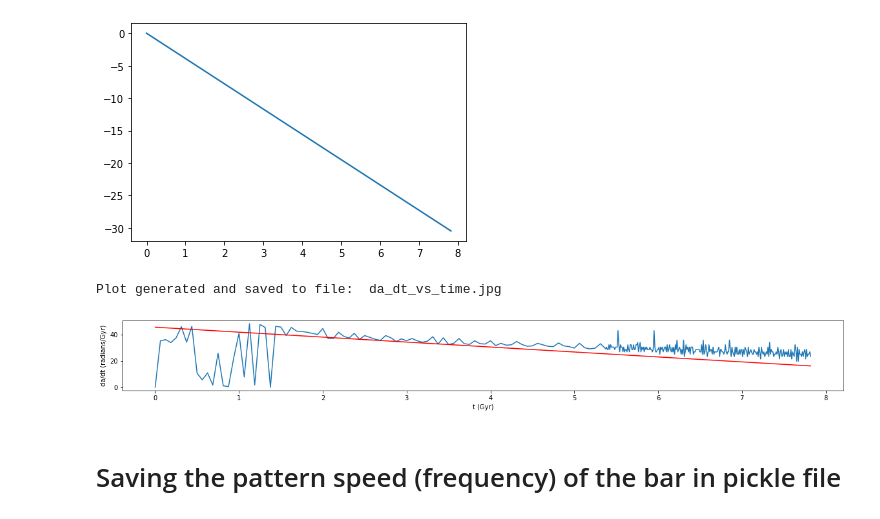
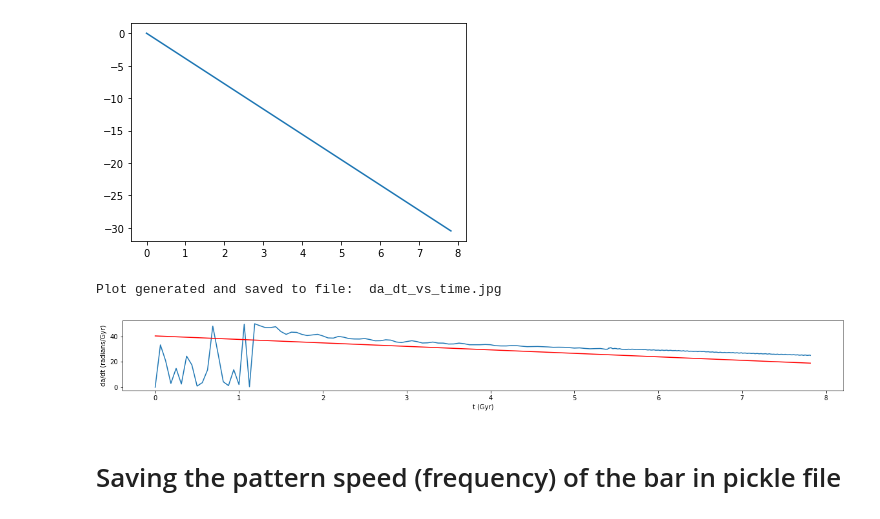
Before and after one commit to binodbhttr/resonance_sweeping, a Jupyter notebook: calculate_pattern_speed.ipynb, the cells around one changed output. Cells and saved outputs as stored; diff of their text form; code cells hidden in the pictures.

```diff
--- a/calculate_pattern_speed.ipynb
+++ b/calculate_pattern_speed.ipynb
@@ -29,14 +29,14 @@ Ozdisk=freqs[8]
 idd_from_freqs=freqs[9]
 # %%
 angle_datapath="/mnt/home/bbhattarai/resonance_sweeping/"
-datafilename="all_barangles_saved.ang"
+datafilename="0_to_336_B3_fft_barangles_combined.ang"
 ang_stored = open(angle_datapath+datafilename,'rb')
 all_bangles=pickle.load(ang_stored)
 print(len(all_bangles))
 # %% [output]
 337
 # %%
-times=np.genfromtxt(datapath+'times.txt',dtype='str')
+times=np.genfromtxt(freq_datapath+'times_B3.txt',dtype='str')
 #print(len(times))
 time=list()
 for i in range(len(times)):
@@ -234,25 +234,25 @@ plt.plot(time,slope*time)
 # %%
 
 #import matplotlib
 #from matplotlib.ticker import FuncFormatter, MultipleLocator
 fig4_1=plt.figure(figsize=(20,2))
 ax=fig4_1.add_subplot(111)
 #ax.text(8,300,r"Snapshot %s, Slice: -5<$\phi$<5"%(str(snapshot)))
 ax.set_xlabel("t (Gyr)")
 ax.set_ylabel("da/dt (radians/Gyr)")
 #ax.yaxis.set_major_locator(MultipleLocator(base=np.pi))
 #ax.yaxis.set_major_formatter(FormatStrFormatter('%g $\pi$'))
 #ax.yaxis.set_major_locator(matplotlib.ticker.MultipleLocator(base=1.0))
 ax.plot(time,dadtz)
-ax.plot(time,(slope*time+dadtz_initial)/(3.08567758/3.15576),c="red")
+ax.plot(time,(slope*time+dadtz_initial),c="red")
 plotname="da_dt_vs_time.jpg"
 print("Plot generated and saved to file: ",plotname)
 #fig4_1.savefig(plotname,bbox_inches="tight")
 #plt.tight_layout()
 plt.show()
 # %% [output]
 Plot generated and saved to file:  da_dt_vs_time.jpg
-[figure, old version]
+[figure, new version]
 # %% [markdown]
 # Saving the pattern speed (frequency) of the bar in pickle file
 # %%
```
Also changed, not shown: parts of 10 cells of this notebook, 20 other files.
